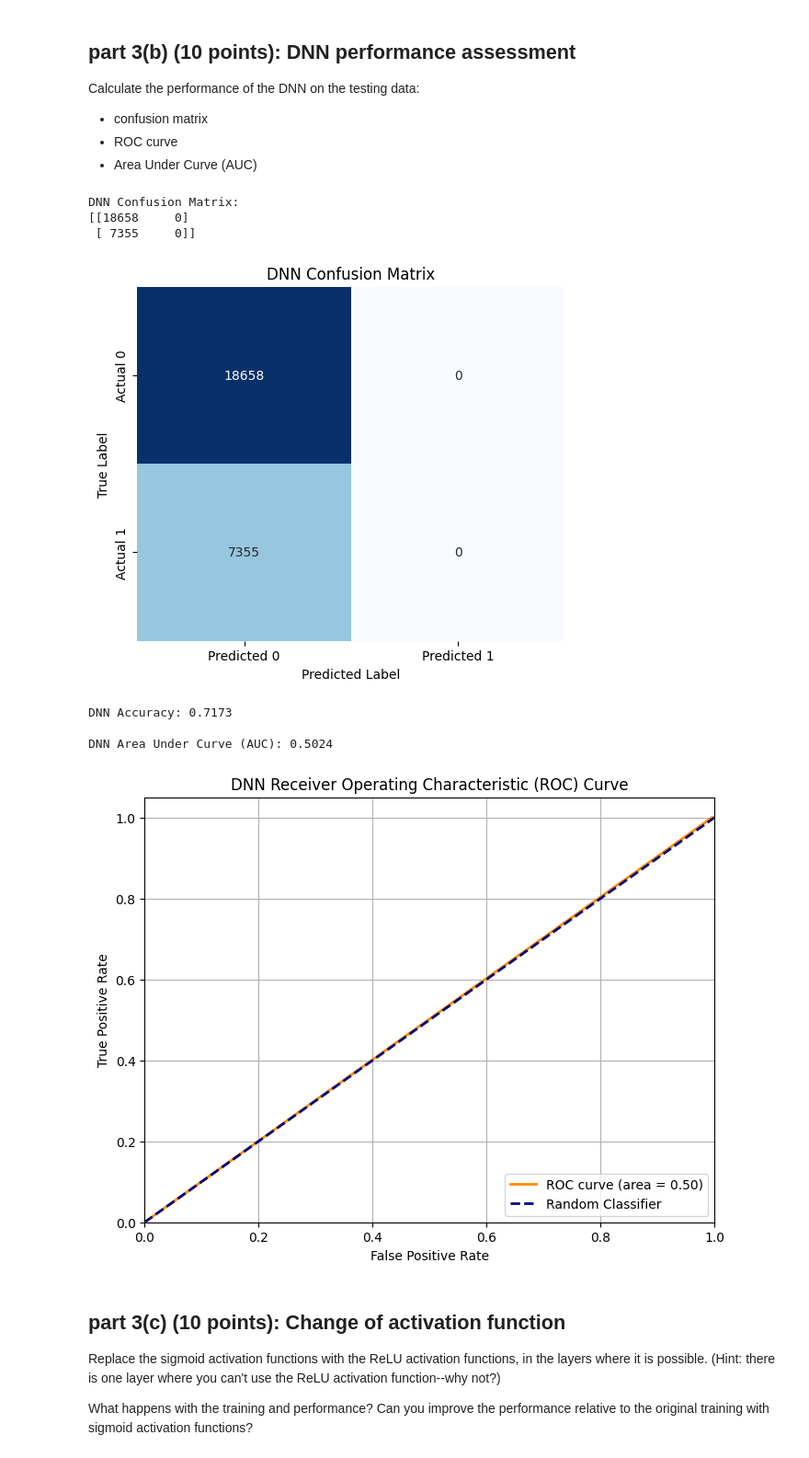
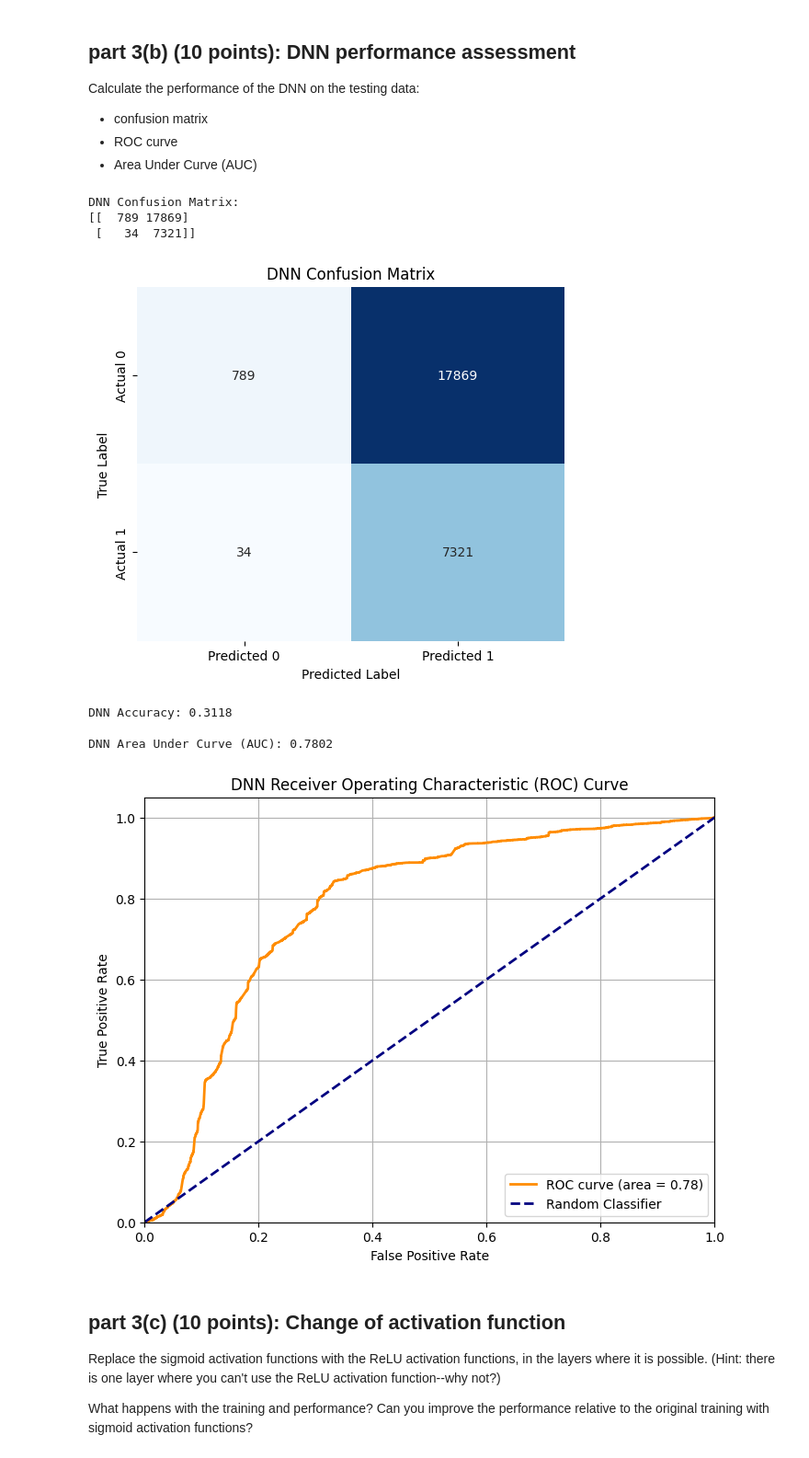
Before and after one commit to jefalk/phys152-2026, a Jupyter notebook: Exercises/Homework-2.ipynb, the cells around one changed output. Shown at 92% size. Cells and saved outputs as stored; diff of their text form; code cells hidden in the pictures.

```diff
--- a/Exercises/Homework-2.ipynb
+++ b/Exercises/Homework-2.ipynb
@@ -461,14 +454,16 @@ class DNN(nn.Module):
         self.fc2 = nn.Linear(hidden_size, hidden_size)
         self.tanh2 = nn.Tanh()
         self.fc3 = nn.Linear(hidden_size, hidden_size)
-        self.tanh3 = nn.ReLU()
+        self.tanh3 = nn.Tanh()
         self.fc4 = nn.Linear(hidden_size, output_size)
+        self.sigmoid = nn.Sigmoid()
 
     def forward(self, x):
         x = self.tanh1(self.fc1(x))
         x = self.tanh2(self.fc2(x))
         x = self.tanh3(self.fc3(x))
-        x = self.fc4(x) # No activation here, as BCEWithLogitsLoss expects raw logits
+        x = self.fc4(x)
+        x = self.sigmoid(x)
         return x
 
 # Initialize the network
@@ -479,11 +474,11 @@ output_size = 1 # Binary classification
 model = DNN(input_size, hidden_size, output_size)
 
 # Define Loss Function and Optimizer
-criterion = nn.BCEWithLogitsLoss() # Combines sigmoid and BCE for numerical stability
+criterion = nn.BCELoss() # Changed to BCELoss
 optimizer = optim.SGD(model.parameters(), lr=0.1) # Learning rate can be tuned
 
 # Training loop
-num_epochs = 100
+num_epochs = 50
 
 print("Starting DNN training...")
 for epoch in range(num_epochs):
@@ -545,8 +540,8 @@ with torch.no_grad(): # Disable gradient calculation for evaluation
     for inputs, labels in test_loader:
         outputs = model(inputs)
 
-        # Apply sigmoid to get probabilities for binary classification
-        probas = torch.sigmoid(outputs)
+        # For BCE Loss, model directly outputs probabilities after sigmoid
+        probas = outputs  # outputs are already sigmoid-activated probabilities
         predicted_labels = (probas >= 0.5).float()
 
         all_labels.append(labels.cpu().numpy())
@@ -569,40 +564,40 @@ sns.heatmap(conf_matrix_dnn, annot=True, fmt='d', cmap='Blues', cbar=False,
             yticklabels=['Actual 0', 'Actual 1'])
 plt.title('DNN Confusion Matrix')
 plt.xlabel('Predicted Label')
 plt.ylabel('True Label')
 plt.show()
 
 # 2. Accuracy Score
 accuracy_dnn = accuracy_score(all_labels, all_preds)
 print(f"\nDNN Accuracy: {accuracy_dnn:.4f}")
 
 # 3. ROC curve and 4. Area Under Curve (AUC)
 fpr_dnn, tpr_dnn, thresholds_dnn = roc_curve(all_labels, all_probas)
 roc_auc_dnn = auc(fpr_dnn, tpr_dnn)
 
 print(f"\nDNN Area Under Curve (AUC): {roc_auc_dnn:.4f}")
 
 # Plot ROC curve
 plt.figure(figsize=(8, 6))
 plt.plot(fpr_dnn, tpr_dnn, color='darkorange', lw=2, label=f'ROC curve (area = {roc_auc_dnn:.2f})')
 plt.plot([0, 1], [0, 1], color='navy', lw=2, linestyle='--', label='Random Classifier')
 plt.xlim([0.0, 1.0])
 plt.ylim([0.0, 1.05])
 plt.xlabel('False Positive Rate')
 plt.ylabel('True Positive Rate')
 plt.title('DNN Receiver Operating Characteristic (ROC) Curve')
 plt.legend(loc="lower right")
 plt.grid(True)
 plt.show()
 # %% [output]
 DNN Confusion Matrix:
-[[18658     0]
- [ 7355     0]]
+[[  789 17869]
+ [   34  7321]]
-[figure, old version]
+[figure, new version]
-DNN Accuracy: 0.7173
+DNN Accuracy: 0.3118
 
-DNN Area Under Curve (AUC): 0.5024
+DNN Area Under Curve (AUC): 0.7802
-[figure, old version]
+[figure, new version]
 # %% [markdown]
 ## part 3(c) (10 points): Change of activation function
 
```
Also changed, not shown: parts of 9 cells of this notebook.
